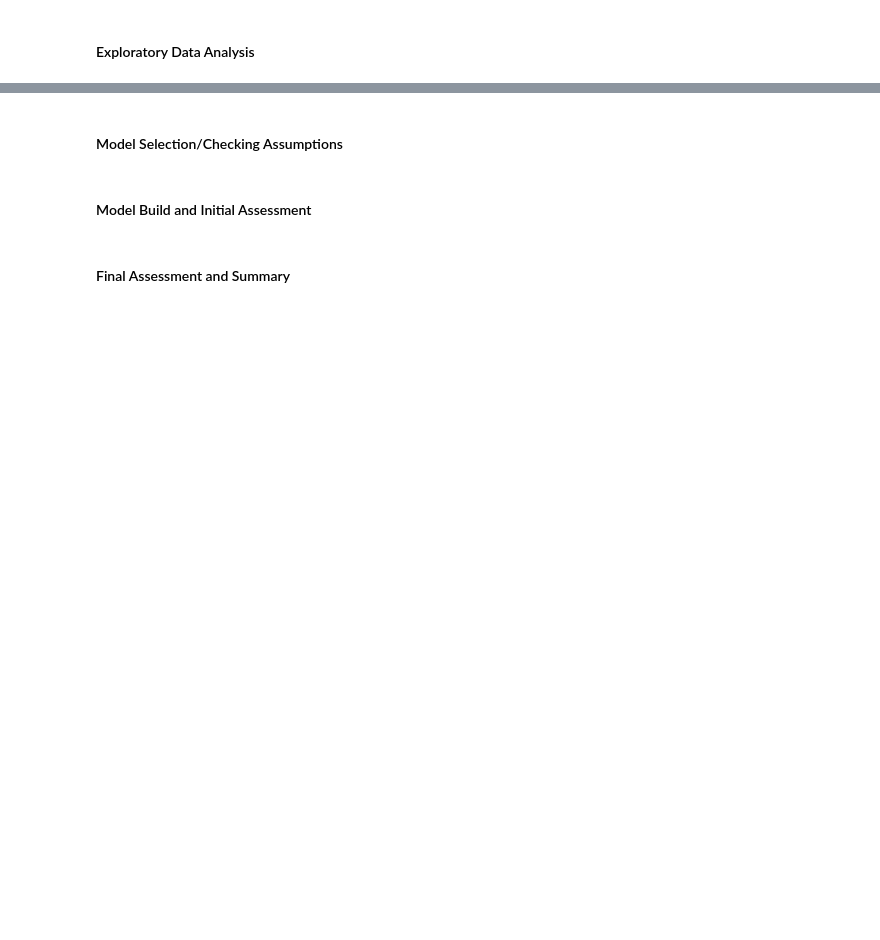
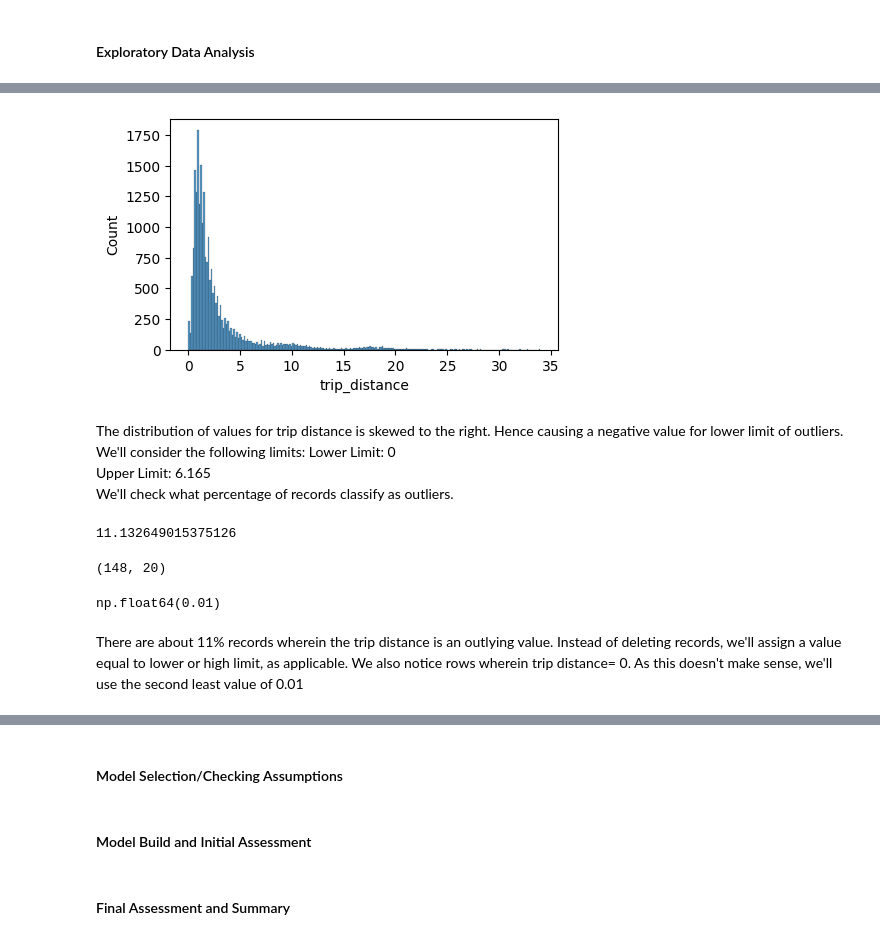
Before and after one commit to traha-89/Portafoglio, a Jupyter notebook: NYC Taxi Fare Prediction/NYC_MLRprediction.ipynb, the cells around one changed output, grey strips where cells are left out. Cells and saved outputs as stored; diff of their text form; code cells hidden in the pictures; blank space fills up the shorter version.

```diff
--- a/NYC Taxi Fare Prediction/NYC_MLRprediction.ipynb
+++ b/NYC Taxi Fare Prediction/NYC_MLRprediction.ipynb
@@ -95,0 +245,32 @@ Based on our observations from above, we can plan our EDA approach as below:
+# %%
+# Plotting histogram for distribution of trip distance
+plt.figure(figsize=(5,3))
+sns.histplot(df_edit['trip_distance'])
+plt.show()
+# %% [output]
+[figure, added]
+# %% [markdown]
+The distribution of values for trip distance is skewed to the right. Hence causing a negative value for lower limit of outliers. We'll consider the following limits:
+Lower Limit: 0
+Upper Limit: 6.165
+We'll check what percentage of records classify as outliers.
+# %%
+# Create a mask for outliers
+mask_tripdist= (df_edit['trip_distance'] < 0) | (df_edit['trip_distance'] > tripdist_ul)
+df_edit[mask_tripdist].shape[0]/df_edit.shape[0] * 100
+# %% [output]
+11.132649015375126
+# %%
+# Rows having 0 as trip distance
+df_edit[df_edit['trip_distance'] == 0].shape
+# %% [output]
+(148, 20)
+# %%
+# Second least value for trip distance
+tripdist_min= np.sort(df_edit['trip_distance'].unique())[1]
+tripdist_min
+# %% [output]
+np.float64(0.01)
+# %% [markdown]
+There are about 11% records wherein the trip distance is an outlying value. Instead of deleting records, we'll assign a value equal to lower or high limit, as applicable.
+We also notice rows wherein trip distance= 0. As this doesn't make sense, we'll use the second least value of 0.01
```
Also changed, not shown: parts of 30 cells of this notebook.
